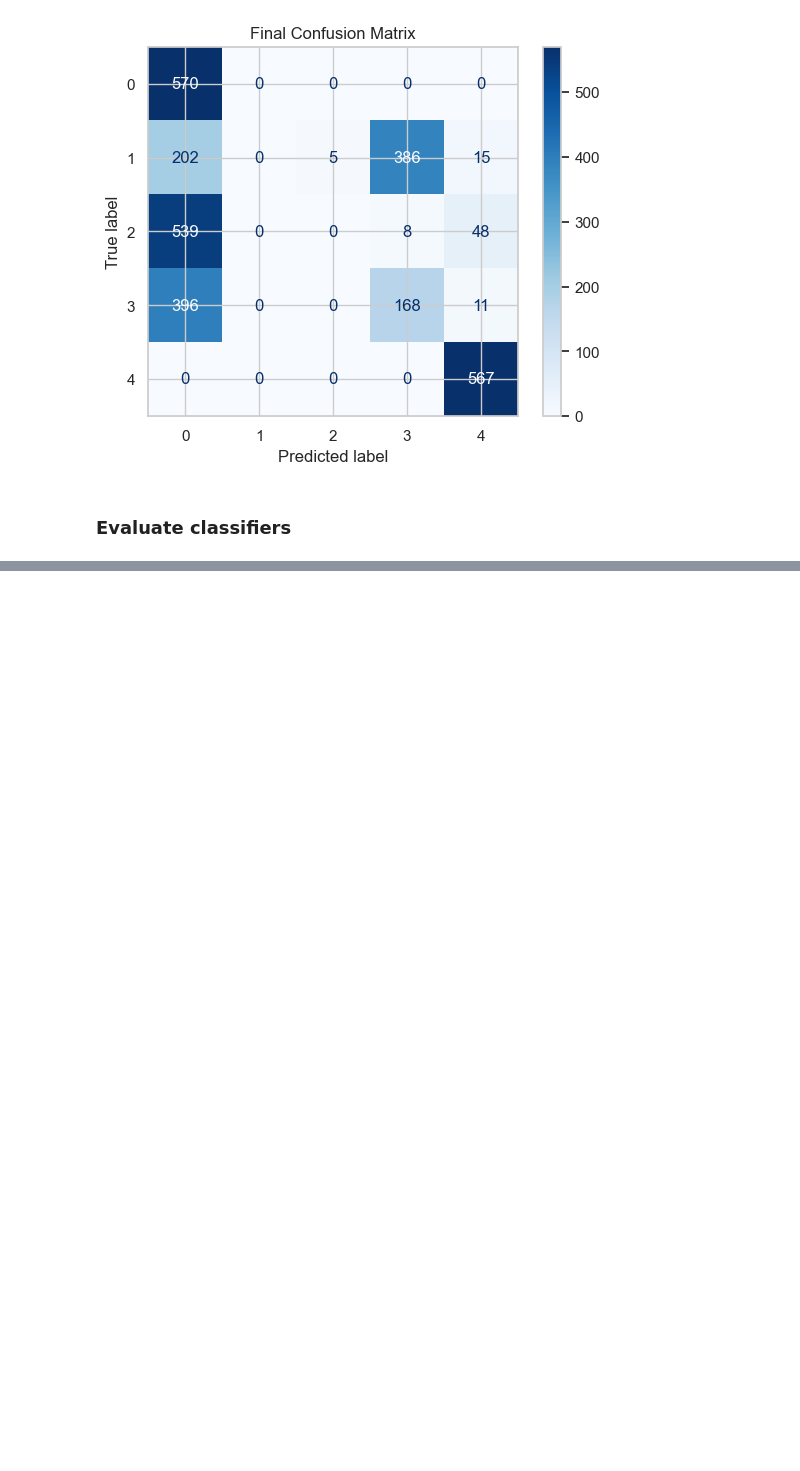
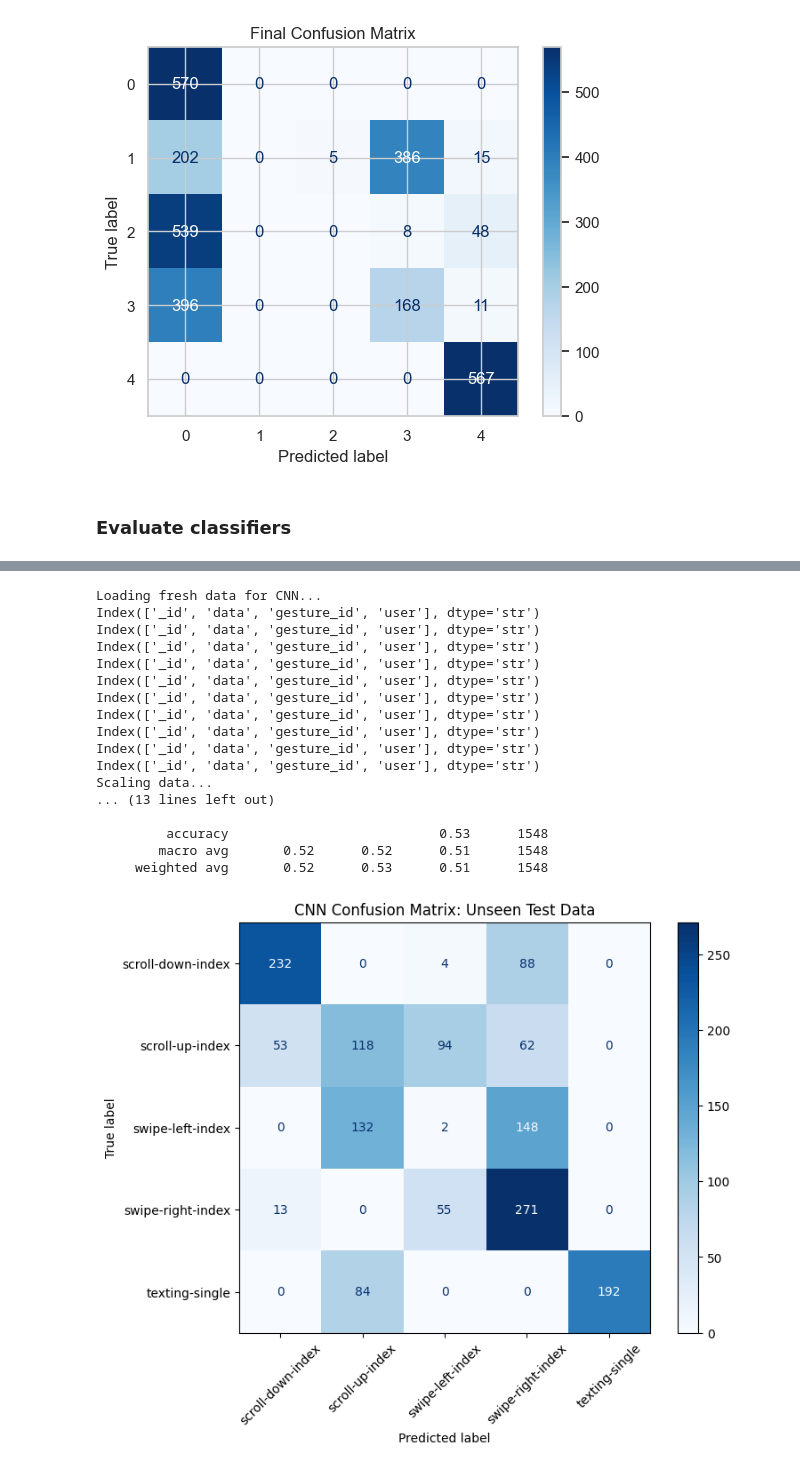
Before and after one commit to nderekk/IoT-Course-AIoT-project, a Jupyter notebook: aiot_project_time_series.ipynb, the cells around one changed output, grey strips where cells are left out. Saved outputs shown, nothing was run; the diff lists cells and outputs as text; code cells hidden in the pictures; blank space fills up the shorter version.

```diff
--- a/aiot_project_time_series.ipynb
+++ b/aiot_project_time_series.ipynb
@@ -610,0 +864,58 @@ from sklearn.model_selection import GridSearchCV
+# %%
+# ---------------------------------------------------------
+# CNN EVALUATION ON UNSEEN TEST DATA
+# ---------------------------------------------------------
+print("Loading fresh data for CNN...")
+# Train Data
+gestures_raw = chop_edges_and_concat(results)
+train_clean = purge_outliers_all_gestures(gestures_raw)
+
+# Test Data
+test_raw = chop_edges_and_concat(test_results)
+test_clean = purge_outliers_all_gestures(test_raw)
+
+# Scale Data
+print("Scaling data...")
+scale_gestures(train_clean, test_clean)
+
+# Window and filter gestures (for 3D shape)
+print("Extracting 3D windows...")
+clipped_train, _ = window_and_filter_gestures(train_clean, ws=500, overlap=50, order=5, wn=0.4, filter_type='lowpass')
+clipped_test, _ = window_and_filter_gestures(test_clean, ws=500, overlap=50, order=5, wn=0.4, filter_type='lowpass')
+
+# Prepare X, y in 3D format
+X_train_3d, y_train_cnn = prepare_xy_3d(clipped_train)
+X_test_3d, y_test_cnn = prepare_xy_3d(clipped_test)
+
+# Train and Predict CNN
+print("Training final CNN and predicting on unseen test data (this may take a moment)...")
+y_pred_cnn = train_and_predict_cnn(X_train_3d, X_test_3d, y_train_cnn, y_test_cnn, epochs=20, batch_size=16)
+
+print("\n" + "="*60)
+print("🏆 TRUE UNSEEN TEST SET RESULTS (CNN)")
+print("="*60)
+print(classification_report(y_test_cnn, y_pred_cnn))
+
+fig, ax = plt.subplots(figsize=(8, 6))
+ConfusionMatrixDisplay.from_predictions(y_test_cnn, y_pred_cnn, ax=ax, cmap='Blues', xticks_rotation=45)
+plt.title("CNN Confusion Matrix: Unseen Test Data")
+plt.show()
+# %% [output]
+Loading fresh data for CNN...
+Index(['_id', 'data', 'gesture_id', 'user'], dtype='str')
+Index(['_id', 'data', 'gesture_id', 'user'], dtype='str')
+Index(['_id', 'data', 'gesture_id', 'user'], dtype='str')
+Index(['_id', 'data', 'gesture_id', 'user'], dtype='str')
+Index(['_id', 'data', 'gesture_id', 'user'], dtype='str')
+Index(['_id', 'data', 'gesture_id', 'user'], dtype='str')
+Index(['_id', 'data', 'gesture_id', 'user'], dtype='str')
+Index(['_id', 'data', 'gesture_id', 'user'], dtype='str')
+Index(['_id', 'data', 'gesture_id', 'user'], dtype='str')
+Index(['_id', 'data', 'gesture_id', 'user'], dtype='str')
+Scaling data...
+... (13 lines left out)
+
+         accuracy                           0.53      1548
+        macro avg       0.52      0.52      0.51      1548
+     weighted avg       0.52      0.53      0.51      1548
+[figure, added]
```
Also changed, not shown: parts of 15 cells of this notebook, 2 other files.
